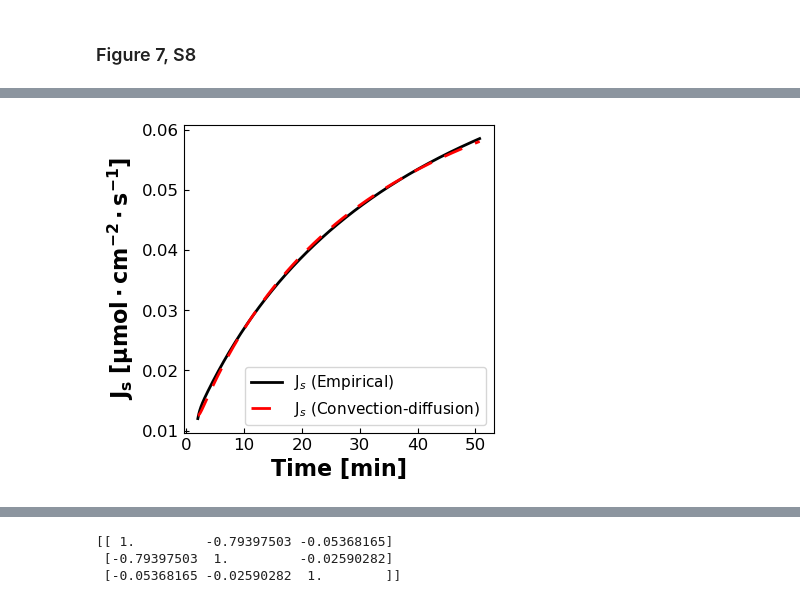
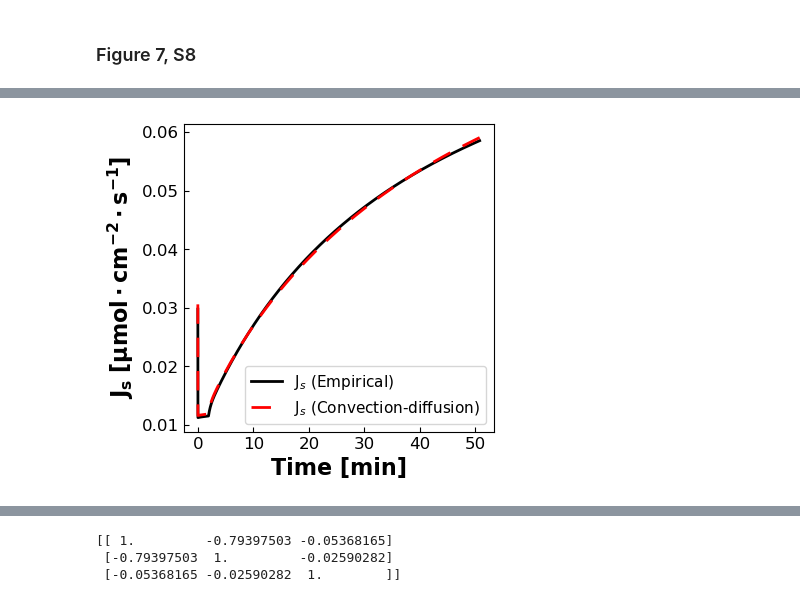
Before and after one commit to dowlinglab/dynamic-diafiltration-pyomo, a Jupyter notebook: DATA2_visualization.ipynb, the cells around one changed output, grey strips where cells are left out. Saved outputs shown, nothing was run; the diff lists cells and outputs as text; code cells hidden in the pictures.

```diff
--- a/DATA2_visualization.ipynb
+++ b/DATA2_visualization.ipynb
@@ -171,7 +165,7 @@ def model_convection(sim_data):
 
     # Sets
     n = len(sim_data["Js"])
-    model.i = RangeSet(sim_data.index[0]+1,sim_data.index[-1]+1)
+    model.i = RangeSet(n)
 
     # Parameters
     model.J_w = Param(model.i, initialize=lambda model, i: sim_data["Jw"][i-1],mutable=True)
@@ -181,25 +175,19 @@ def model_convection(sim_data):
 
     # Variables
     model.Js = Var(model.i,initialize=lambda model, i: sim_data["Jw"][i-1])
-    model.K = Var(model.i,initialize=1.0, bounds=(0.01,1.2))  # Initialize K to 1.0
+    model.K = Var(model.i,initialize=1.0, bounds=(1e-6,10))  # Initialize K to 1.0
     #model.k2 = Var(initialize=1.0)
     model.k1 = Var(initialize=1.7148048813581108e-06)
     model.k0 = Var(initialize=0.0004391022490177602)
-    model.D_l = Var(initialize=1e-4, within=NonNegativeReals, bounds=(1e-6,1e-4))  # Initialize D_l to 1.0 cm/s
+    model.D_l = Var(initialize=2.871153569590093, within=NonNegativeReals, bounds=(1e-3,10))  # Initialize D_l to 1.0 cm/s
     #model.D_l.fixed=True
 
     @model.Constraint(model.i)
     def partition(model, i):
-        # return model.K[i]*1e3 == model.k1 * model.c_in[i] + model.k0*1e3 # Why is this 1e3 here? Is this a units thing?
-        # AD: removed 1e3 to see what happends
-        return model.K[i] == model.k1 * model.c_in[i] + model.k0
-        # return model.K[i] == 1
-        # return Constraint.Skip
+        return model.K[i]*1e3 == model.k1 * model.c_in[i] + model.k0*1e3
     @model.Constraint(model.i)
     def convection(model, i):
-        # Trick from AD: exp(x/y) = exp(x) - exp(y)
-        # This really improved convergence
-        return model.Js[i] * (exp(model.J_w[i]) - exp(model.D_l) - 1) == model.J_w[i] * model.K[i] * (model.c_in[i] * (exp(model.J_w[i]) - exp(model.D_l)) - model.c_h[i])
+        return model.Js[i] * (exp(model.J_w[i] / model.D_l) - 1) == model.J_w[i] * model.K[i] * (model.c_in[i] * exp(model.J_w[i] / model.D_l) - model.c_h[i])
 
     # Objective: Minimize the sum of squared errors
     model.FirstStageCost = Expression(rule=0)
@@ -229,7 +217,5 @@ data_stru = loadmat('data_library/data_stru-dataset270611.123.mat')['data_stru']
 fname = 'data_library/sim_data-dat'+str(data_stru['dataset'])
 sim_data=pd.read_csv(fname+".csv")
 
-no_startup = sim_data.loc[sim_data["time"]>120]
-
-no_startup.head()
+model=model_convection(sim_data)
 # %% [output]
@@ -243,2 +238,0 @@ Loading data file = data_library/data_stru-dataset270611.123.mat
-# %%
-model=model_convection(no_startup)
@@ -302,20 +259,20 @@ plt.show()
 # %%
 # Calculate predicted J_s values
 predicted_J_s = [value(model.Js[i]) for i in model.i]
 
 # Visualization
 fig = plt.figure(figsize=(4, 4))
-plt.plot(my_data["time"]/60, my_data["Js"], 'k-', label='J$_s$ (Empirical)', lw=2)
-plt.plot(my_data["time"]/60, predicted_J_s, 'r--', dashes=(7, 5),label='J$_s$ (Convection-diffusion)', lw=2)
+plt.plot(sim_data["time"]/60, sim_data["Js"], 'k-', label='J$_s$ (Empirical)', lw=2)
+plt.plot(sim_data["time"]/60, predicted_J_s, 'r--', dashes=(7, 5),label='J$_s$ (Convection-diffusion)', lw=2)
 plt.xlabel('Time [min]',fontsize=16,fontweight='bold')
 plt.ylabel('J$\mathbf{_s\ [\mu mol \cdot cm^{-2} \cdot s^{-1}]}$',fontsize=16,fontweight='bold')
 plt.xticks(fontsize=12)
 plt.yticks(fontsize=12)
 plt.tick_params(direction="in")
 plt.legend(fontsize=11,loc="best")
 plt.show()
 
 fname = 'Js_predict'
 fig.savefig(fname+'.png',dpi=300,bbox_inches='tight')
 # %% [output]
-[figure, old version]
+[figure, new version]
```
Also changed, not shown: parts of 11 cells of this notebook, 8 other files.
